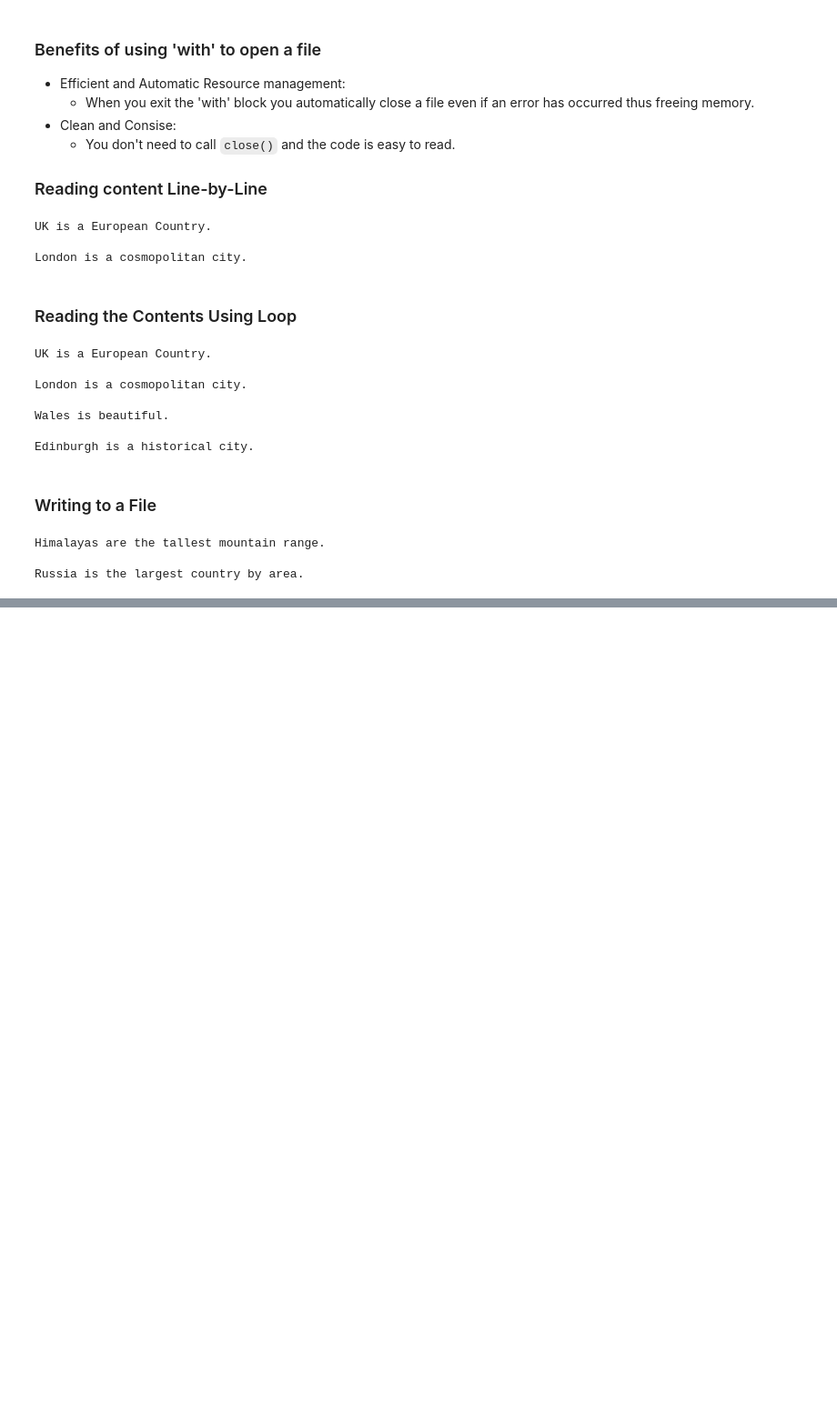
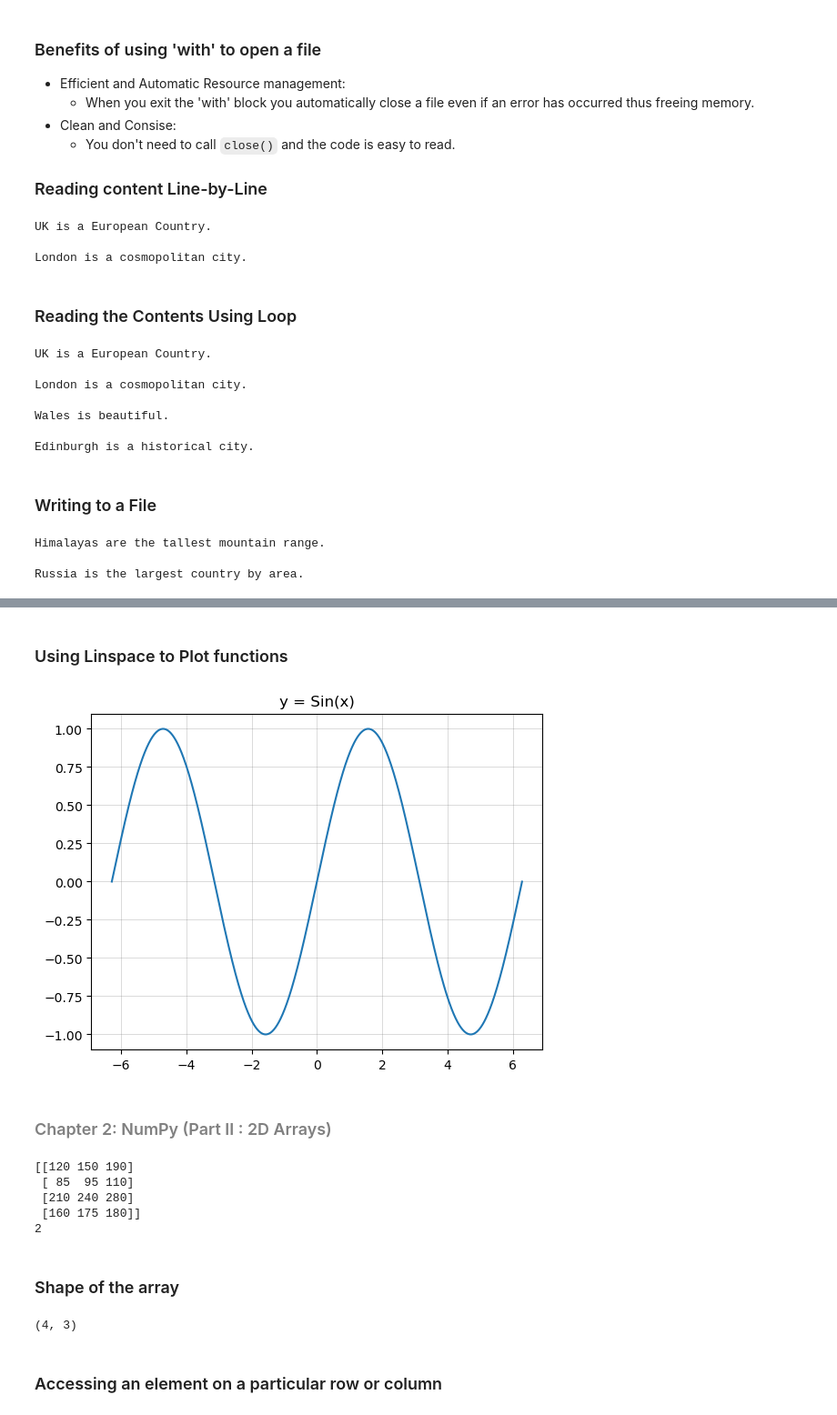
Before and after one commit to bdixit25/DataScience_Courses, a Jupyter notebook: Course_1_Python_for_DataScience/Module_4/Module_4.ipynb, the cells around one changed output, grey strips where cells are left out. Shown at 91% size. Drawn from its saved outputs; the diff is of its cells as text; code cells hidden in the pictures; blank space fills up the shorter version.

Commit message:
Module_4 of the Course: Python for Data Science (Completed)

```diff
--- a/Course_1_Python_for_DataScience/Module_4/Module_4.ipynb
+++ b/Course_1_Python_for_DataScience/Module_4/Module_4.ipynb
@@ -83,0 +588,2 @@ Russia is the largest country by area.
+# %% [markdown]
+### Using Linspace to Plot functions
@@ -83,0 +592,42 @@ Russia is the largest country by area.
+# %%
+# Import plot from matplotlib
+import matplotlib.pyplot as plt
+
+x = np.linspace(-2*np.pi, 2*np.pi, num=1000)
+y = np.sin(x)
+
+# plot
+plt.plot(x, y)
+plt.title("y = Sin(x)")
+plt.grid(True, which='both', color='gray', linestyle='-', linewidth=0.5, alpha=0.4) # Draw a grid
+plt.show()
+# %% [output]
+[figure, added]
+# %% [markdown]
+### <font color='grey'> Chapter 2: NumPy (Part II : 2D Arrays)</font>
+# %%
+# Creating a 2D array
+sales_data = [
+    [120, 150, 190],  # Store 0
+    [85,  95,  110],  # Store 1
+    [210, 240, 280],  # Store 2
+    [160, 175, 180]   # Store 3
+]
+
+S = np.array(sales_data)
+print(S)
+print(S.ndim)
+# %% [output]
+[[120 150 190]
+ [ 85  95 110]
+ [210 240 280]
+ [160 175 180]]
+2
+# %% [markdown]
+### Shape of the array
+# %%
+print(S.shape)
+# %% [output]
+(4, 3)
+# %% [markdown]
+### Accessing an element on a particular row or column
```
Also changed, not shown: parts of 56 cells of this notebook.
